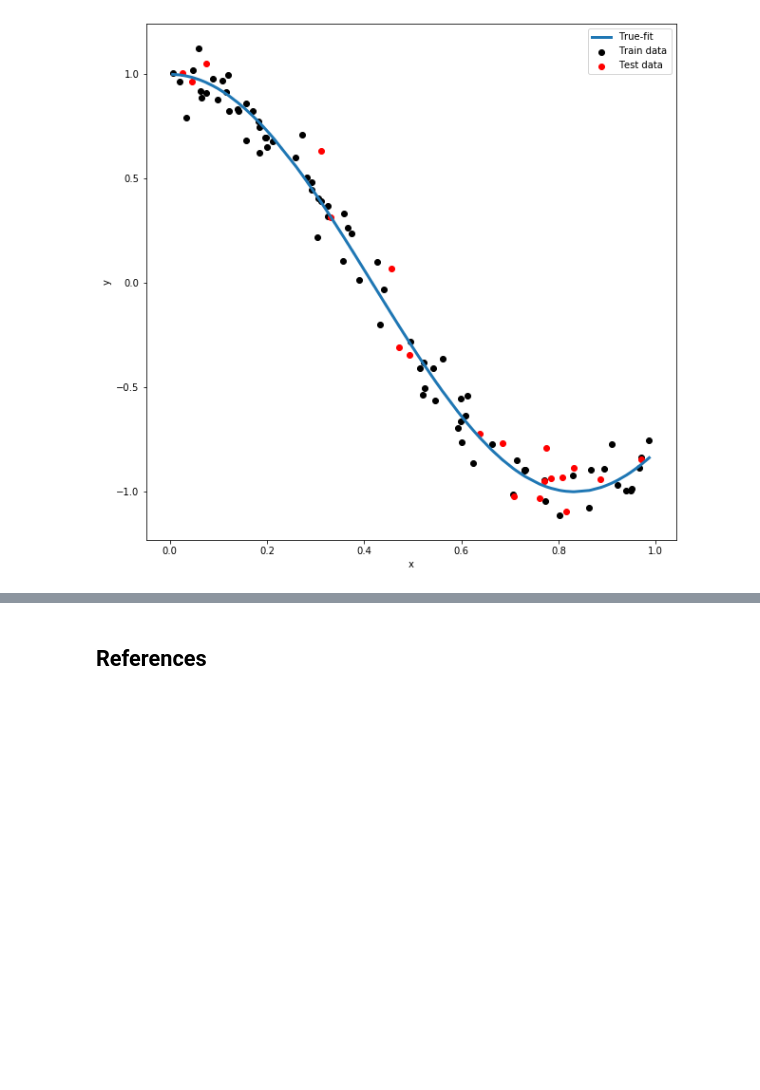
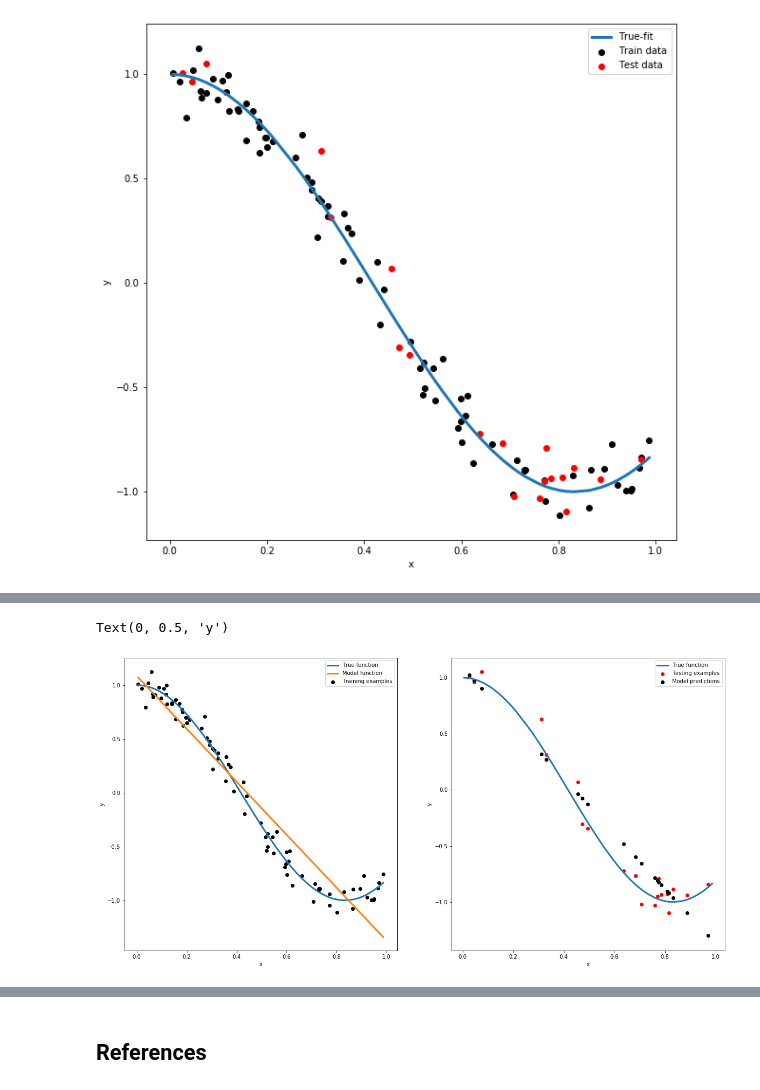
Before and after one commit to polyhedron-gdl/introduction-to-machine-learning-for-finance, a Jupyter notebook: 2022/1-notebooks/chapter-2-2.ipynb, the cells around one changed output, grey strips where cells are left out. Saved outputs shown, nothing was run; the diff lists cells and outputs as text; code cells hidden in the pictures; blank space fills up the shorter version.

```diff
--- a/2022/1-notebooks/chapter-2-2.ipynb
+++ b/2022/1-notebooks/chapter-2-2.ipynb
@@ -634,0 +678,41 @@ Training MSE: 0.040338393489346015
+# %%
+x_model = x.reshape(-1,1)
+x_model = transf.fit_transform(x_model)
+y_model = clf.predict(x_model)
+x_test = X_test
+# %%
+#
+# Define picture size
+#
+fig = plt.figure(figsize = (20,10))
+#
+# Add two subplots. The subplot() function takes three arguments that describes the layout of the figure.
+# The layout is organized in rows and columns, which are represented by the first and second argument.
+# The third argument represents the index of the current plot.
+#
+ax1 = fig.add_subplot(1, 2, 1)
+ax2 = fig.add_subplot(1, 2, 2)
+#
+# Plot of training sample
+#
+ax1.scatter(X_train, Y_train, color = 'k', label = 'Training examples')
+ax1.plot(x, np.cos(1.2 * x * np.pi), linewidth = 3, label = 'True function')
+ax1.plot(x, y_model, label = 'Model function', linewidth = 3 )
+ax1.legend()
+ax1.set_xlabel('x')
+ax1.set_ylabel('y')
+#
+# Plot of test sample
+#
+ax2.scatter(X_test, Y_test, color = 'r', label = 'Testing examples')
+ax2.plot(x, np.cos(1.2 * x * np.pi), linewidth = 3, label = 'True function')
+ax2.scatter(X_test, test_predict,color = 'k', label = 'Model predictions')
+#
+# Add legend and labels
+#
+plt.legend()
+ax2.set_xlabel('x')
+ax2.set_ylabel('y')
+# %% [output]
+Text(0, 0.5, 'y')
+[figure, added]
```
Also changed, not shown: parts of 16 cells of this notebook, 2 other files.
